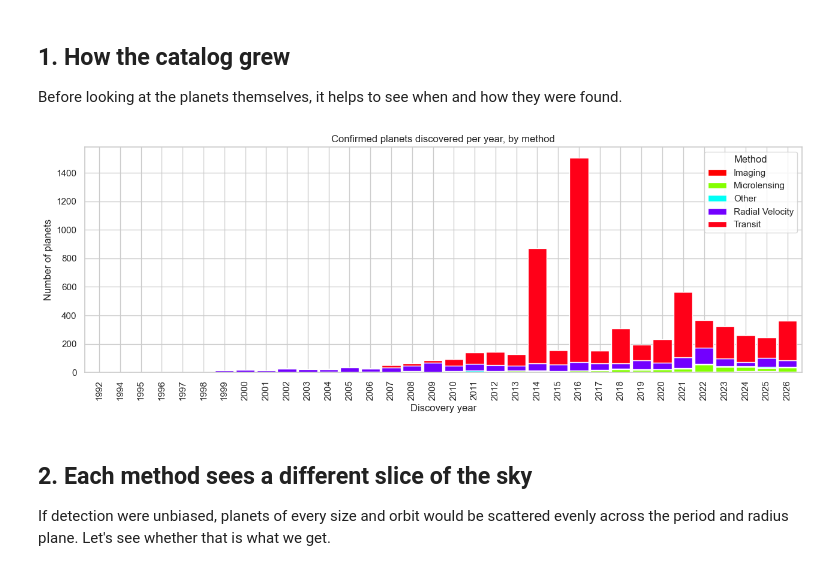
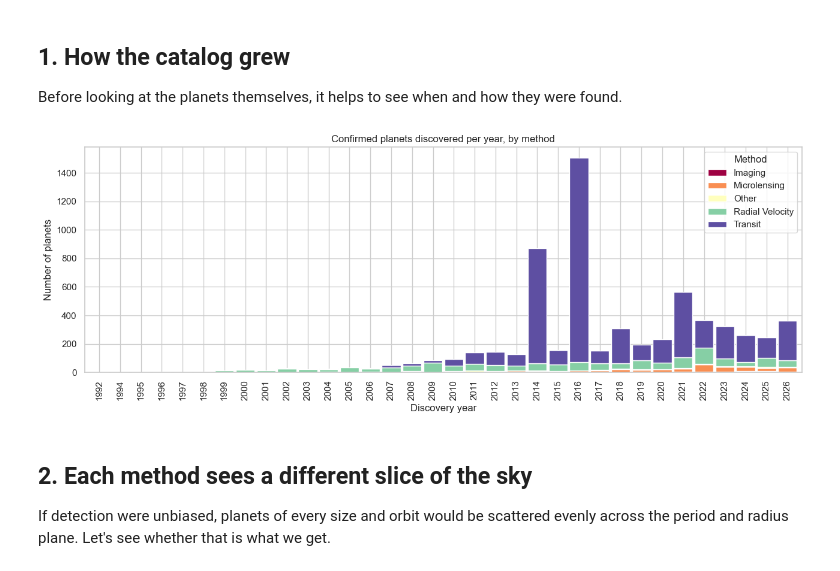
Before and after one commit to Rasul-Mushtaq/nasa-exoplanets, a Jupyter notebook: exoplanets.ipynb, the cells around one changed output. Saved outputs shown, nothing was run; the diff lists cells and outputs as text; code cells hidden in the pictures.

```diff
--- a/exoplanets.ipynb
+++ b/exoplanets.ipynb
@@ -72,22 +72,22 @@ Before looking at the planets themselves, it helps to see when and how they were
 # %%
 df = raw.copy()
 
 top_methods = df["discoverymethod"].value_counts().head(4).index
 df["method_group"] = np.where(
     df["discoverymethod"].isin(top_methods), df["discoverymethod"], "Other"
 )
 
 yearly = df.groupby(["disc_year", "method_group"]).size().unstack(fill_value=0)
 
-yearly.plot(kind="bar", stacked=True, figsize=(13, 5), width=0.9, colormap="hsv")
+yearly.plot(kind="bar", stacked=True, figsize=(13, 5), width=0.9, colormap="Spectral")
 plt.title("Confirmed planets discovered per year, by method")
 plt.xlabel("Discovery year")
 plt.ylabel("Number of planets")
 plt.legend(title="Method")
 plt.tight_layout()
 plt.show()
 # %% [output]
-[figure, old version]
+[figure, new version]
 # %% [markdown]
 ## 2. Each method sees a different slice of the sky
 
```
Also changed, not shown: parts of 1 cell of this notebook.
